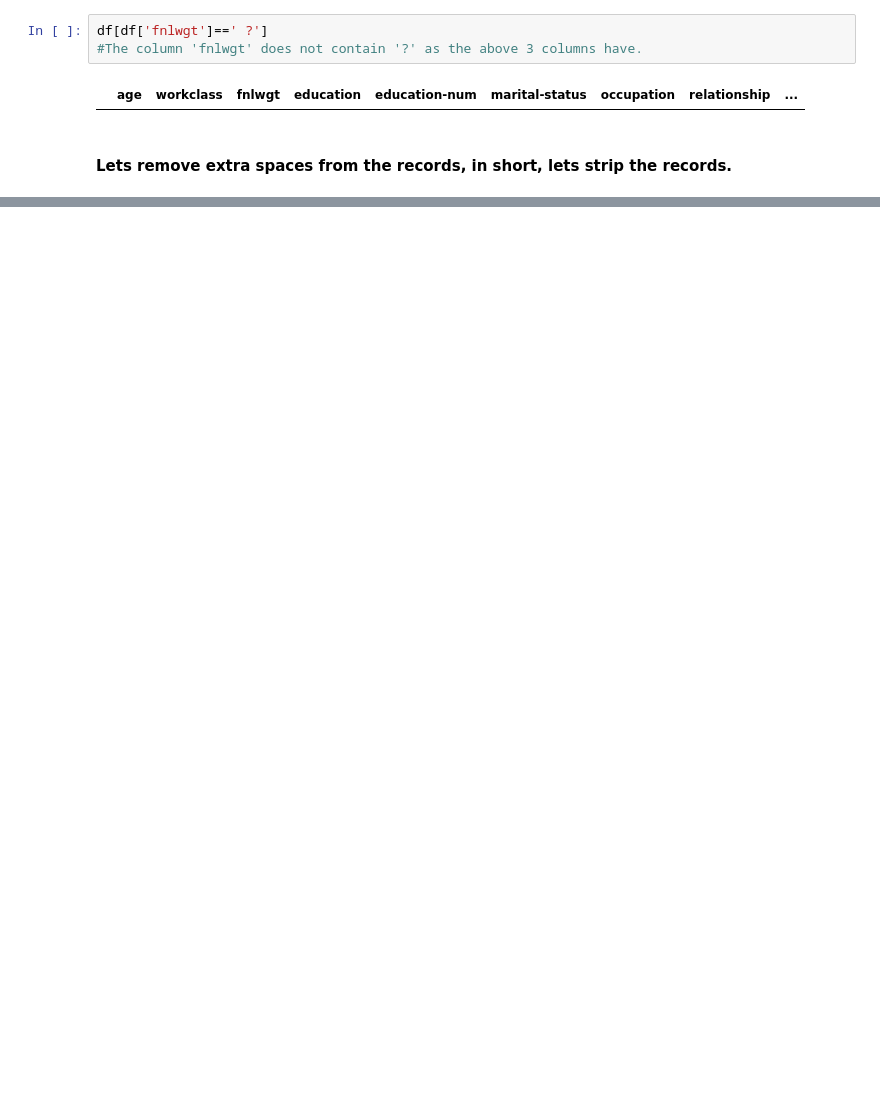
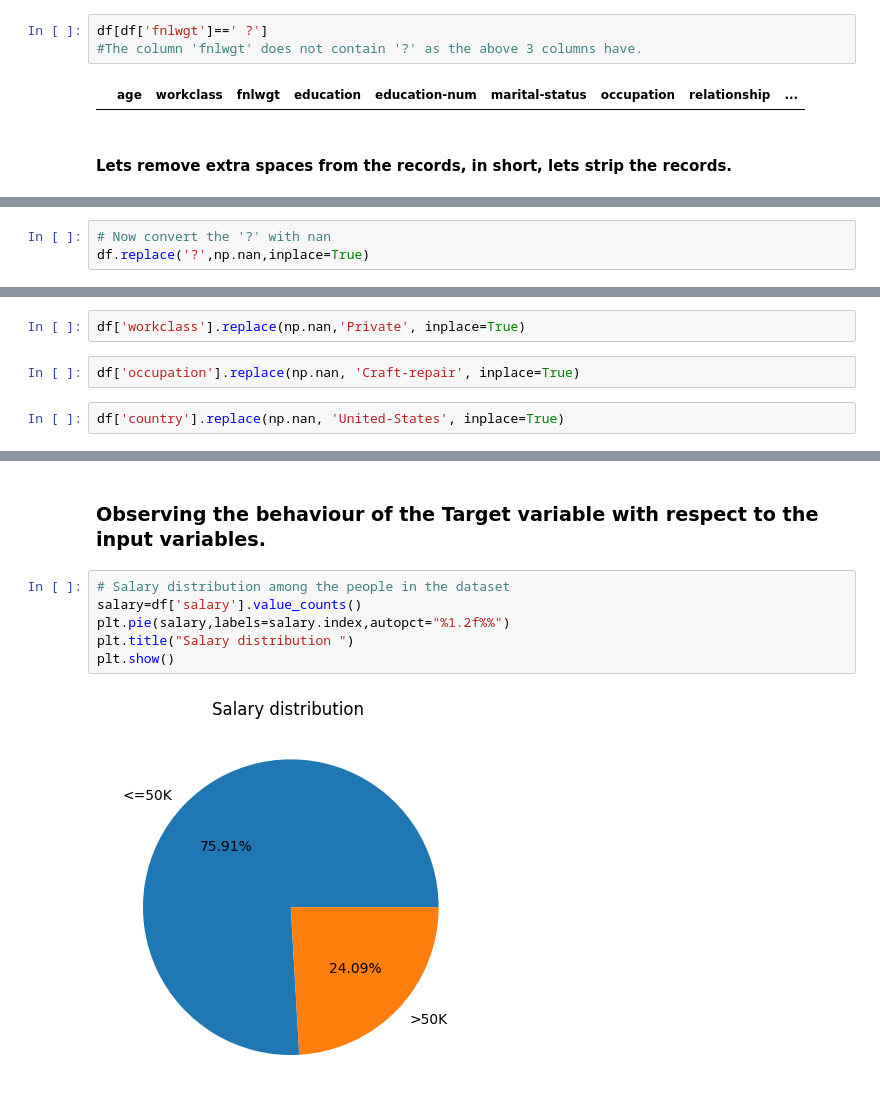
Before and after one commit to fhrt811/Income_Prediction, a Jupyter notebook: notebooks/EDA.ipynb, the cells around one changed output, grey strips where cells are left out. Cells and saved outputs as stored; diff of their text form; blank space fills up the shorter version.

```diff
--- a/notebooks/EDA.ipynb
+++ b/notebooks/EDA.ipynb
@@ -75,0 +167,3 @@ df=df.
+# %%
+# Now convert the '?' with nan
+df.replace('?',np.nan,inplace=True)
@@ -75,0 +194,6 @@ df=df.
+# %%
+df['workclass'].replace(np.nan,'Private', inplace=True)
+# %%
+df['occupation'].replace(np.nan, 'Craft-repair', inplace=True)
+# %%
+df['country'].replace(np.nan, 'United-States', inplace=True)
@@ -75,0 +220,10 @@ df=df.
+# %% [markdown]
+### Observing the behaviour of the Target variable with respect to the input variables.
+# %%
+# Salary distribution among the people in the dataset
+salary=df['salary'].value_counts()
+plt.pie(salary,labels=salary.index,autopct="%1.2f%%")
+plt.title("Salary distribution ")
+plt.show()
+# %% [output]
+[figure, added]
```
Also changed, not shown: parts of 21 cells of this notebook, 14 other files.
